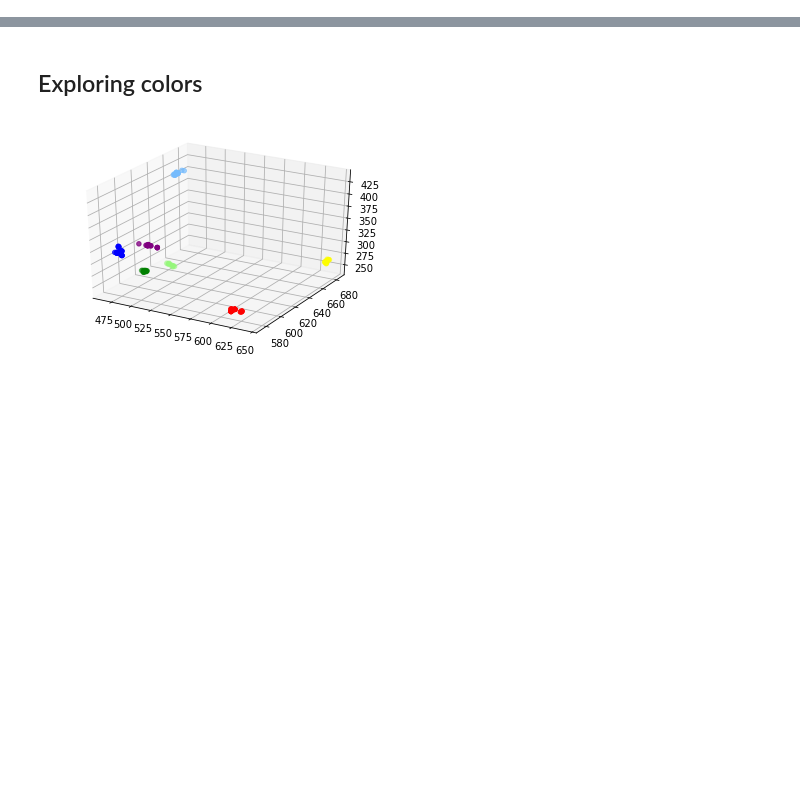
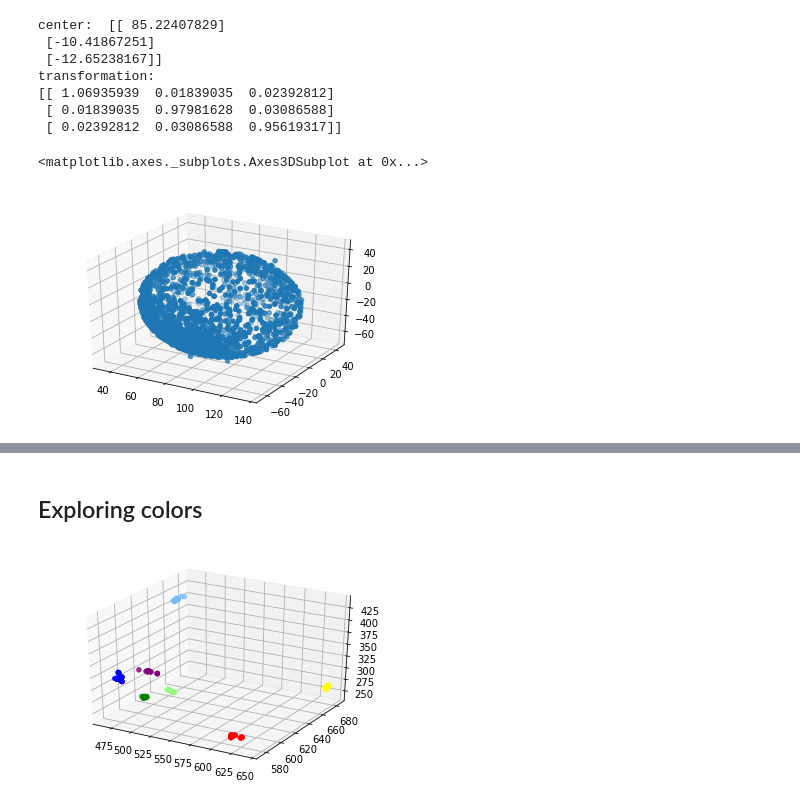
Before and after one commit to finnhacks42/primo, a Jupyter notebook: code/board/Explore.ipynb, the cells around one changed output, grey strips where cells are left out. Drawn from its saved outputs; the diff is of its cells as text; code cells hidden in the pictures; blank space fills up the shorter version.

```diff
--- a/code/board/Explore.ipynb
+++ b/code/board/Explore.ipynb
@@ -16,3 +179,39 @@ from sklearn.metrics import confusion_matrix
+# %%
+import matplotlib.pyplot as plt
+from mpl_toolkits.mplot3d import Axes3D
+
+from ellipsoid_fit import *
+
+## magnetometer calibration
+df = pd.read_csv("data/raw_data_201804251414.csv",header=None,names=['x','y','z'])
+data = data_regularize(df.values)
+center, radii, evecs, v = ellipsoid_fit(data)
+a,b,c = radii
+r = (a*b*c)**(1./3.)
+D = np.array([[r/a,0.,0.],[0.,r/b,0.],[0.,0.,r/c]])
+TR = evecs.dot(D).dot(evecs.T)
+
+print ('center: ',center)
+print ('transformation:')
+print (TR)
+
+def plot_ellipse(data):
+    fig = plt.figure()
+    ax = fig.add_subplot(111, projection='3d')
+    ax.scatter(data['x'], data['y'], data['z'], zdir='z', s=20, c=None, depthshade=True)
+    return ax
+
+plot_ellipse(df)
+# %% [output]
+center:  [[ 85.22407829]
+ [-10.41867251]
+ [-12.65238167]]
+transformation:
+[[ 1.06935939  0.01839035  0.02392812]
+ [ 0.01839035  0.97981628  0.03086588]
+ [ 0.02392812  0.03086588  0.95619317]]
+<matplotlib.axes._subplots.Axes3DSubplot at 0x...>
+[figure, added]
 # %% [markdown]
 ![board.png](attachment:board.png)
 # %%
```
Also changed, not shown: parts of 15 cells of this notebook, 5 other files.
